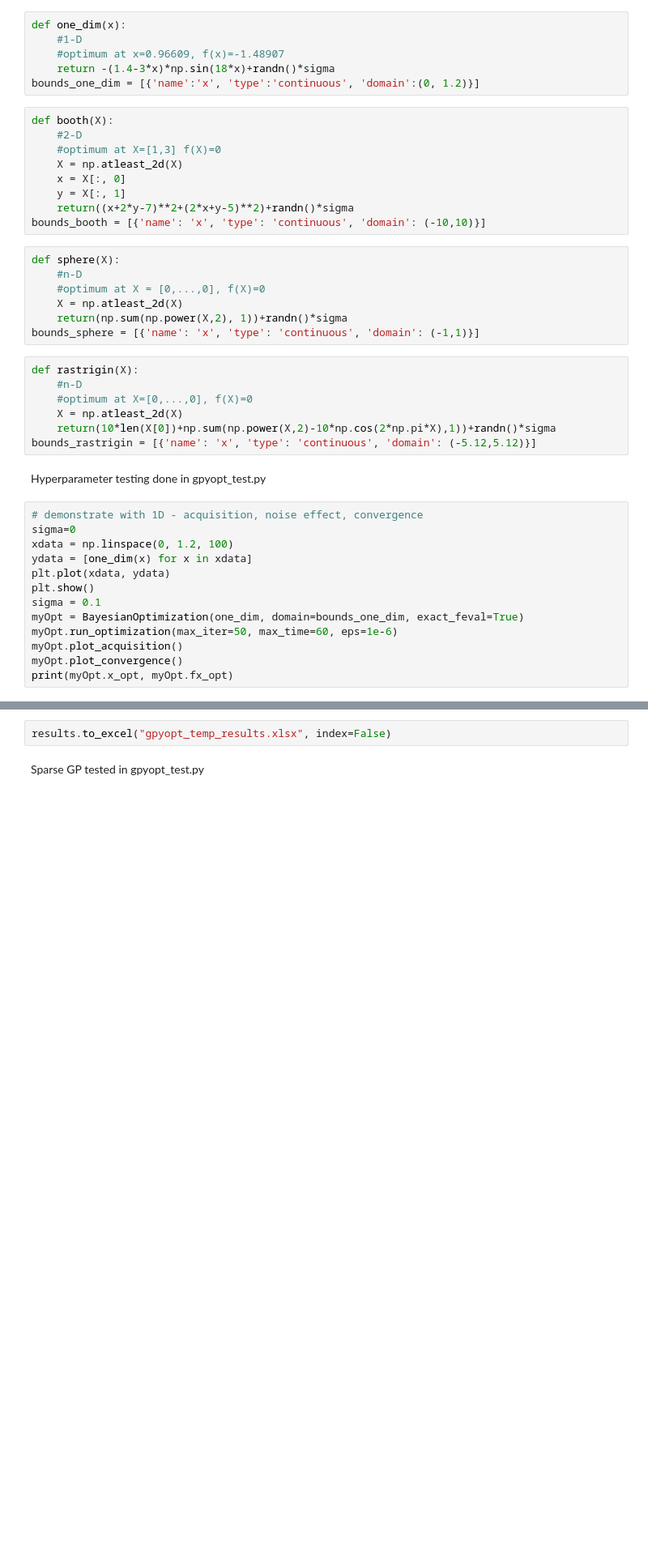
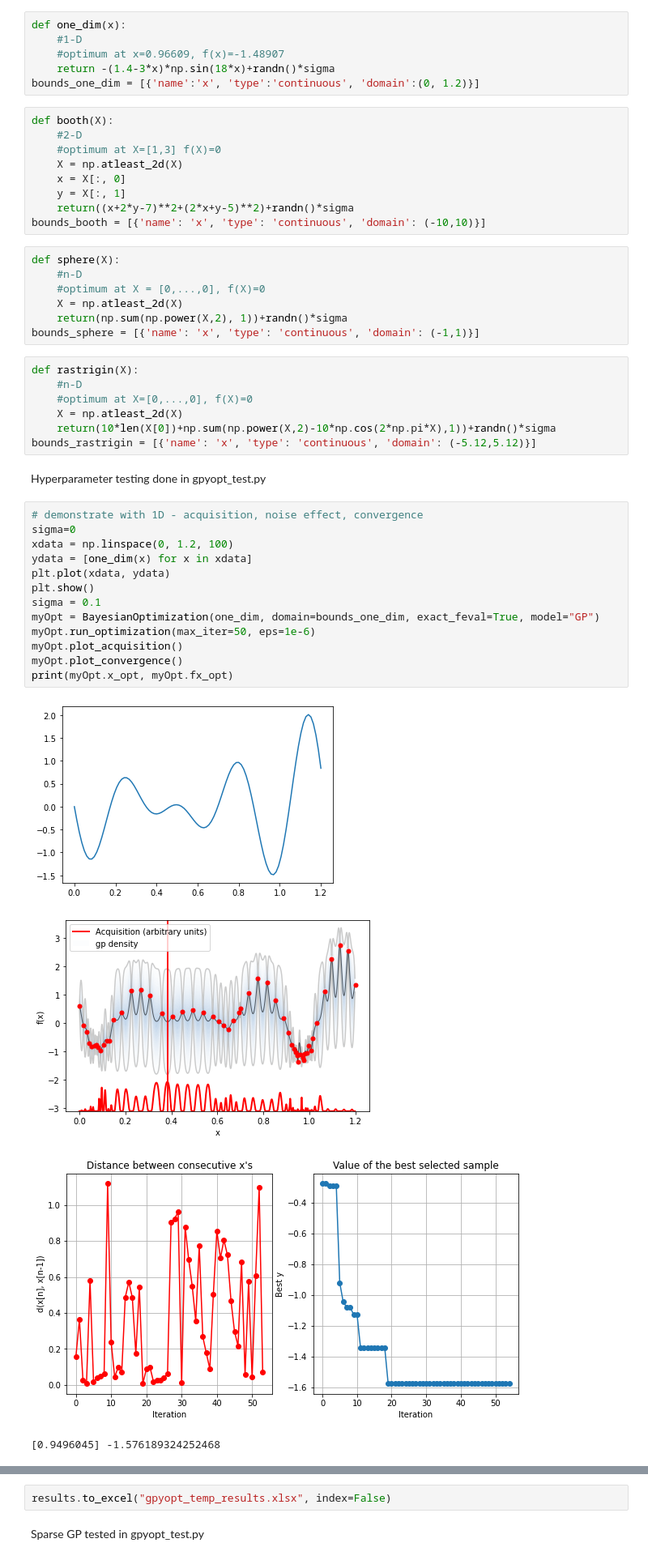
Before and after one commit to zxytan/IIB_Project, a Jupyter notebook: GPyOpt Testing.ipynb, the cells around one changed output, grey strips where cells are left out. Shown: that part at 81% size. Saved outputs shown, nothing was run; the diff lists cells and outputs as text; blank space fills up the shorter version.

```diff
--- a/GPyOpt Testing.ipynb
+++ b/GPyOpt Testing.ipynb
@@ -41,16 +41,21 @@ Hyperparameter testing done in gpyopt_test.py
 # %%
 # demonstrate with 1D - acquisition, noise effect, convergence
 sigma=0
 xdata = np.linspace(0, 1.2, 100)
 ydata = [one_dim(x) for x in xdata]
 plt.plot(xdata, ydata)
 plt.show()
 sigma = 0.1
-myOpt = BayesianOptimization(one_dim, domain=bounds_one_dim, exact_feval=True)
-myOpt.run_optimization(max_iter=50, max_time=60, eps=1e-6)
+myOpt = BayesianOptimization(one_dim, domain=bounds_one_dim, exact_feval=True, model="GP")
+myOpt.run_optimization(max_iter=50, eps=1e-6)
 myOpt.plot_acquisition()
 myOpt.plot_convergence()
 print(myOpt.x_opt, myOpt.fx_opt)
+# %% [output]
+[figure, added]
+[figure, added]
+[figure, added]
+[0.9496045] -1.576189324252468
 # %%
 # show convergence for high dimension optimisation
 sigma = 0
```
Also changed, not shown: parts of 3 cells of this notebook, 4 other files.
